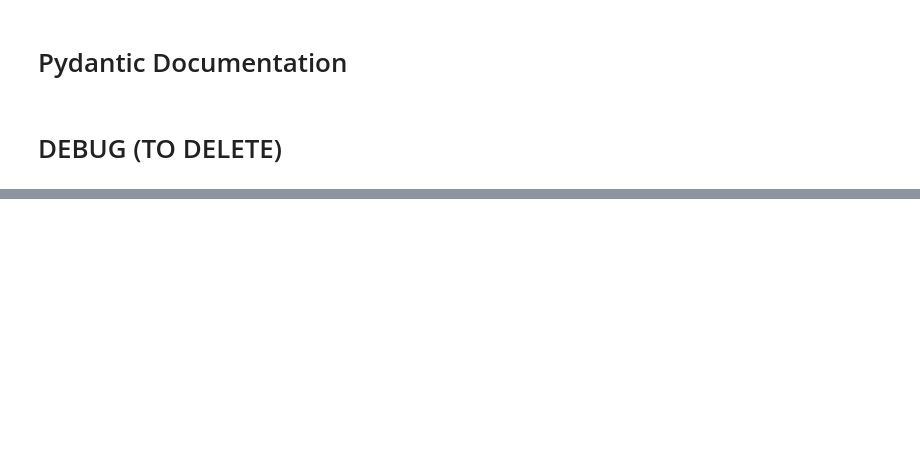
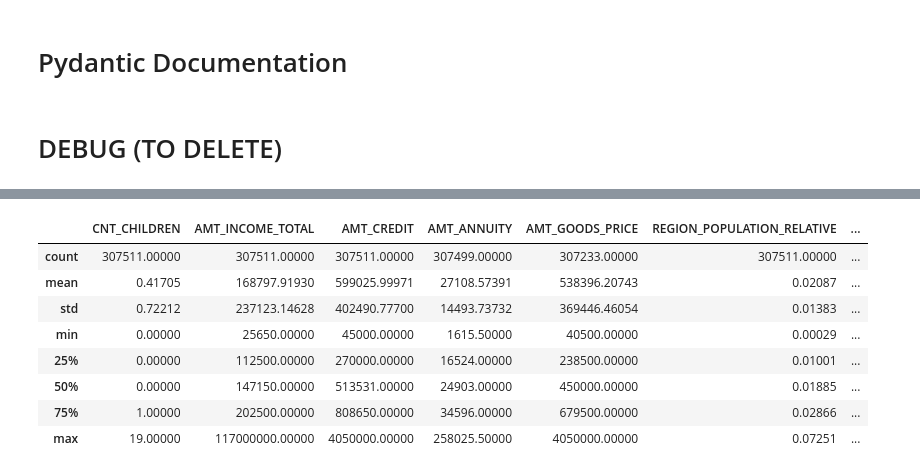
Before and after one commit to guilhembr/Dashboard-Classification-Prospects-bancaires, a Jupyter notebook: model_training.ipynb, the cells around one changed output, grey strips where cells are left out. Cells and saved outputs as stored; diff of their text form; code cells hidden in the pictures; blank space fills up the shorter version.

```diff
--- a/model_training.ipynb
+++ b/model_training.ipynb
@@ -110,5 +130,3 @@ def convert_dtypes_func(df):
     print('%d object columns were converted to int.' % convert_count)
 
     return df
-# %%
-app_train = convert_dtypes_func(app_train)
@@ -138,5 +158,3 @@ def feature_eng(df):
     print('Feature engineering success')
 
     return df
-# %%
-app_train = feature_eng(app_train)
@@ -182,5 +202,3 @@ def df_feature_selection(df):
     print('Feature selection success')
 
     return df_selec_col
-# %%
-app_train = df_feature_selection(app_train)
@@ -441,0 +851,12 @@ X = np.asarray(X)
+# %%
+app_train.describe()
+# %% [output]
+|  | CNT_CHILDREN | AMT_INCOME_TOTAL | AMT_CREDIT | AMT_ANNUITY | AMT_GOODS_PRICE | REGION_POPULATION_RELATIVE | ... |
+| count | 307511.00000 | 307511.00000 | 307511.00000 | 307499.00000 | 307233.00000 | 307511.00000 | ... |
+| mean | 0.41705 | 168797.91930 | 599025.99971 | 27108.57391 | 538396.20743 | 0.02087 | ... |
+| std | 0.72212 | 237123.14628 | 402490.77700 | 14493.73732 | 369446.46054 | 0.01383 | ... |
+| min | 0.00000 | 25650.00000 | 45000.00000 | 1615.50000 | 40500.00000 | 0.00029 | ... |
+| 25% | 0.00000 | 112500.00000 | 270000.00000 | 16524.00000 | 238500.00000 | 0.01001 | ... |
+| 50% | 0.00000 | 147150.00000 | 513531.00000 | 24903.00000 | 450000.00000 | 0.01885 | ... |
+| 75% | 1.00000 | 202500.00000 | 808650.00000 | 34596.00000 | 679500.00000 | 0.02866 | ... |
+| max | 19.00000 | 117000000.00000 | 4050000.00000 | 258025.50000 | 4050000.00000 | 0.07251 | ... |
```
Also changed, not shown: parts of 58 cells of this notebook, 11 other files.
